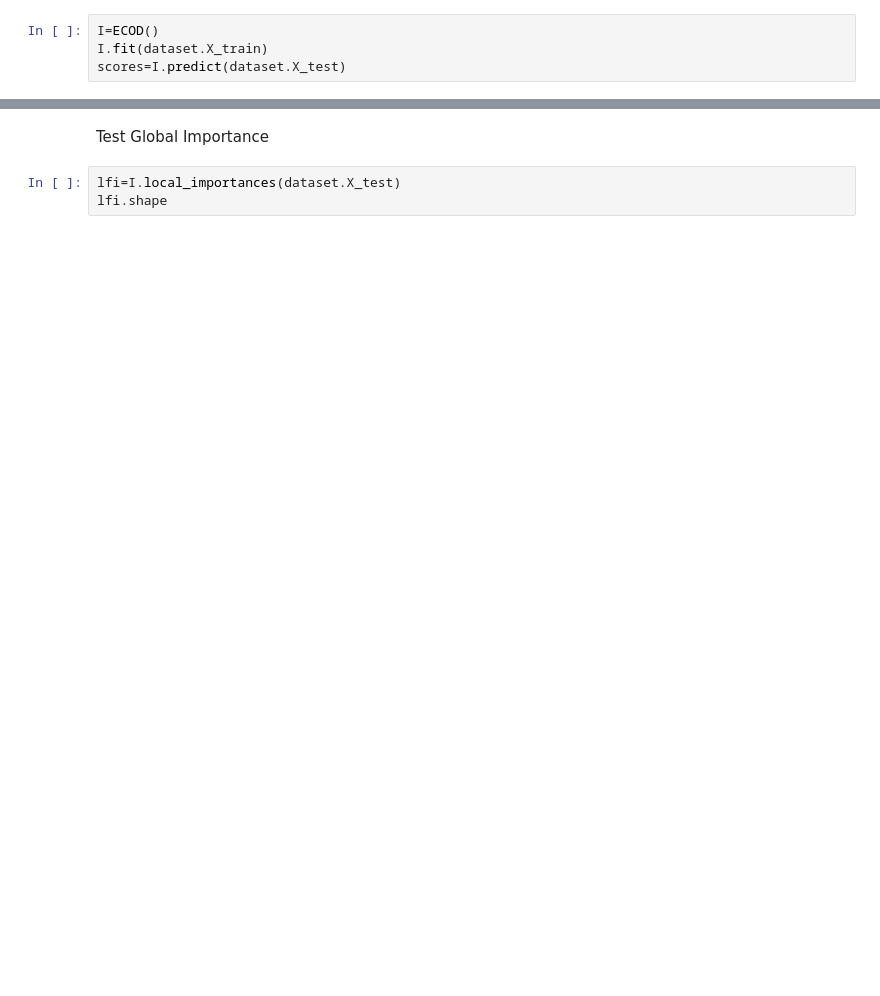
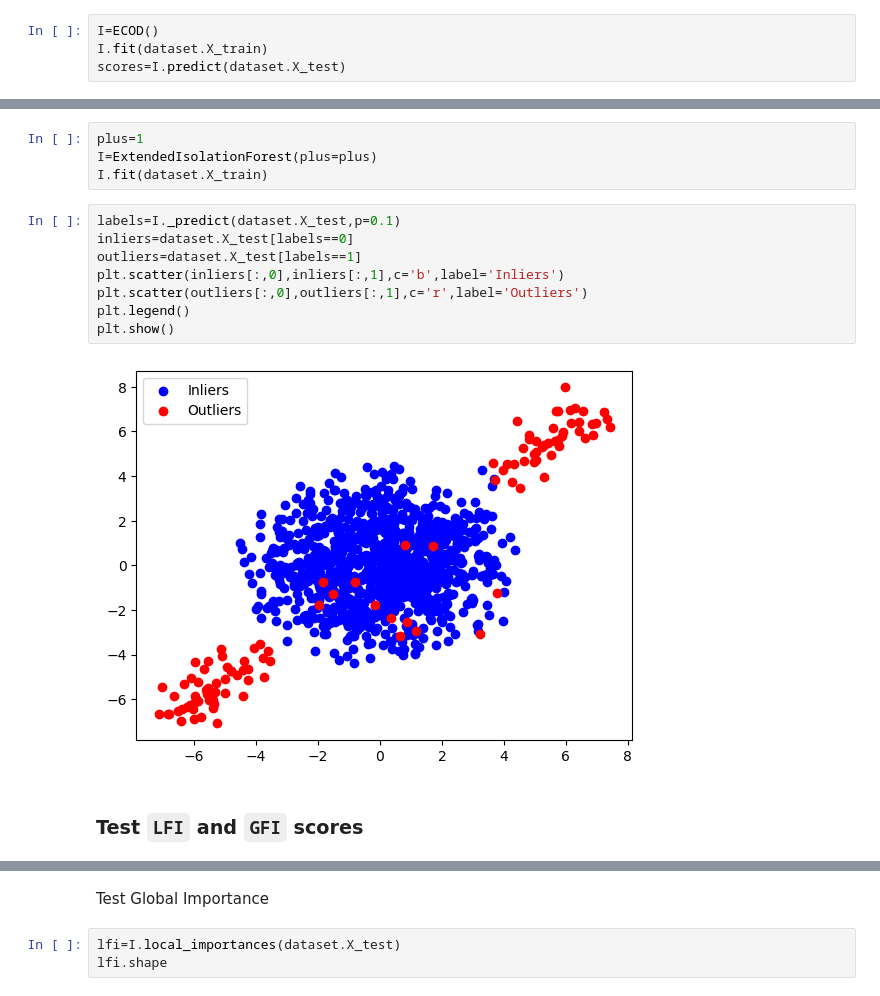
Before and after one commit to alessioarcudi/ExIFFI, a Jupyter notebook: notebooks/ECOD_and_corr.ipynb, the cells around one changed output, grey strips where cells are left out. Drawn from its saved outputs; the diff is of its cells as text; blank space fills up the shorter version.

```diff
--- a/notebooks/ECOD_and_corr.ipynb
+++ b/notebooks/ECOD_and_corr.ipynb
@@ -269,0 +292,16 @@ dataset.shape
+# %%
+plus=1
+I=ExtendedIsolationForest(plus=plus)
+I.fit(dataset.X_train)
+# %%
+labels=I._predict(dataset.X_test,p=0.1)
+inliers=dataset.X_test[labels==0]
+outliers=dataset.X_test[labels==1]
+plt.scatter(inliers[:,0],inliers[:,1],c='b',label='Inliers')
+plt.scatter(outliers[:,0],outliers[:,1],c='r',label='Outliers')
+plt.legend()
+plt.show()
+# %% [output]
+[figure, added]
+# %% [markdown]
+### Test `LFI` and `GFI` scores
```
Also changed, not shown: parts of 34 cells of this notebook, 1 other file.
